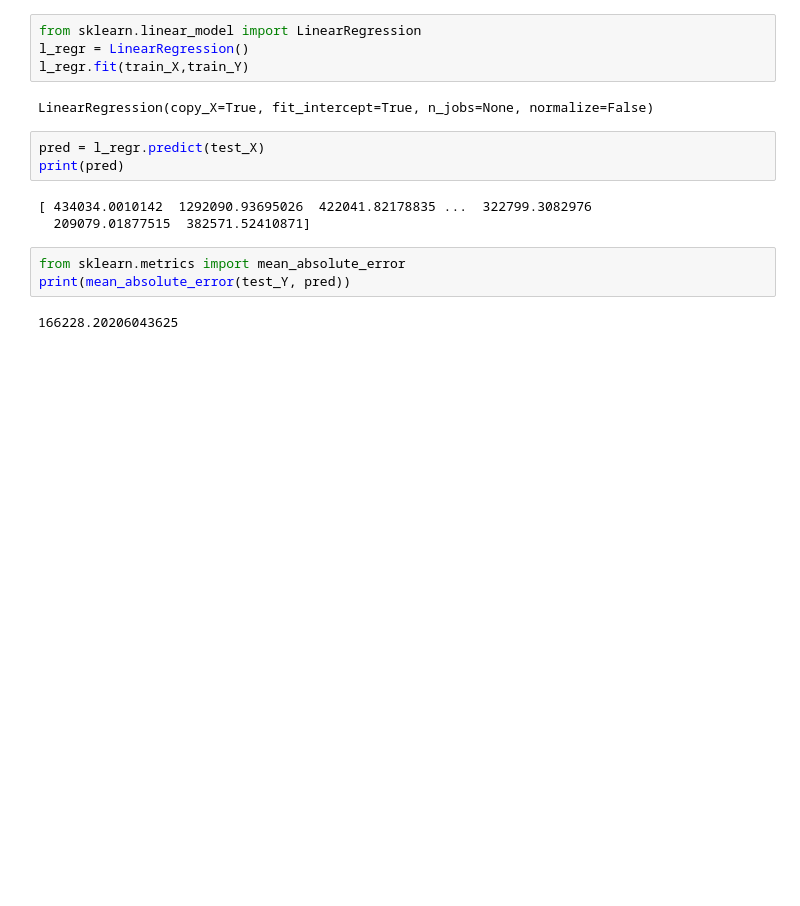
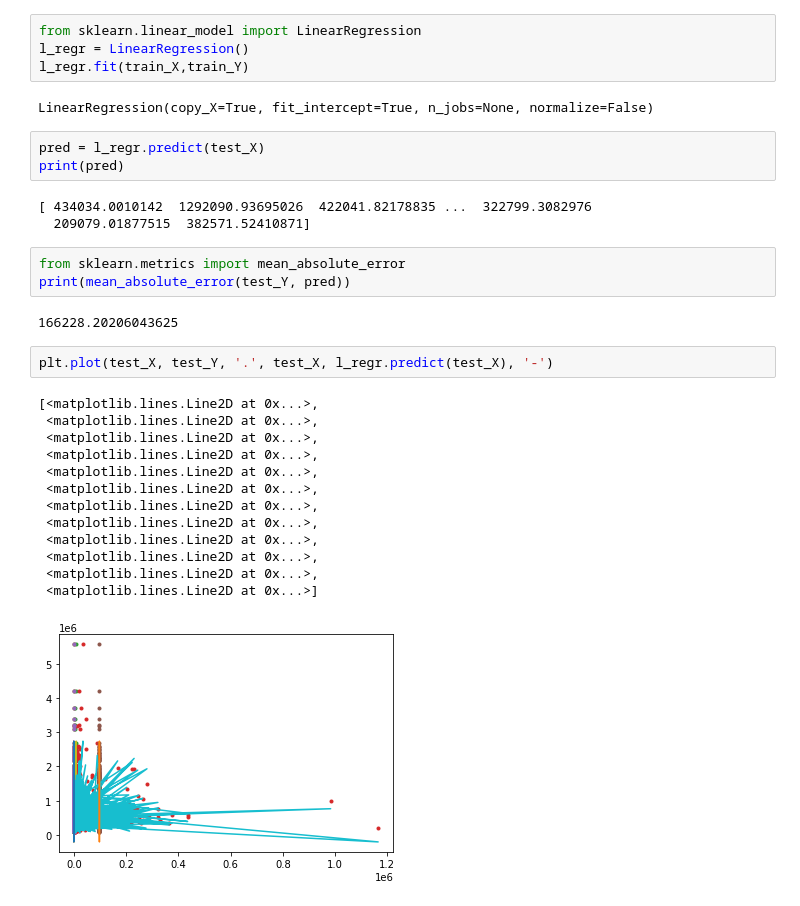
Before and after one commit to kangdoung/CS114.K21, a Jupyter notebook: Lab07_Predict_House_price.ipynb, the cells around one changed output. Cells and saved outputs as stored; diff of their text form; blank space fills up the shorter version.

```diff
--- a/Lab07_Predict_House_price.ipynb
+++ b/Lab07_Predict_House_price.ipynb
@@ -197,3 +197,19 @@ from sklearn.metrics import mean_absolute_error
 print(mean_absolute_error(test_Y, pred))
 # %% [output]
 166228.20206043625
+# %%
+plt.plot(test_X, test_Y, '.', test_X, l_regr.predict(test_X), '-')
+# %% [output]
+[<matplotlib.lines.Line2D at 0x...>,
+ <matplotlib.lines.Line2D at 0x...>,
+ <matplotlib.lines.Line2D at 0x...>,
+ <matplotlib.lines.Line2D at 0x...>,
+ <matplotlib.lines.Line2D at 0x...>,
+ <matplotlib.lines.Line2D at 0x...>,
+ <matplotlib.lines.Line2D at 0x...>,
+ <matplotlib.lines.Line2D at 0x...>,
+ <matplotlib.lines.Line2D at 0x...>,
+ <matplotlib.lines.Line2D at 0x...>,
+ <matplotlib.lines.Line2D at 0x...>,
+ <matplotlib.lines.Line2D at 0x...>]
+[figure, added]
```
